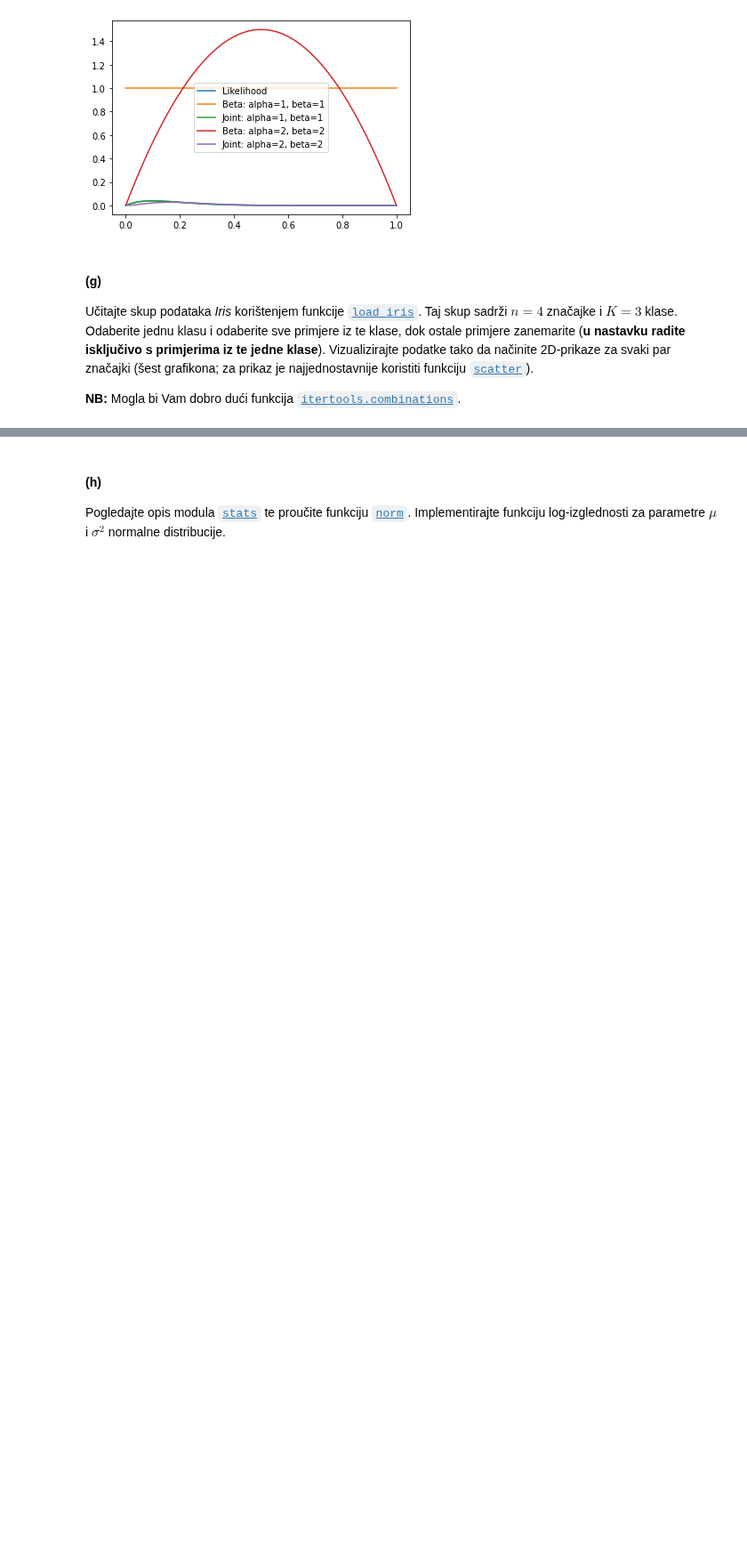
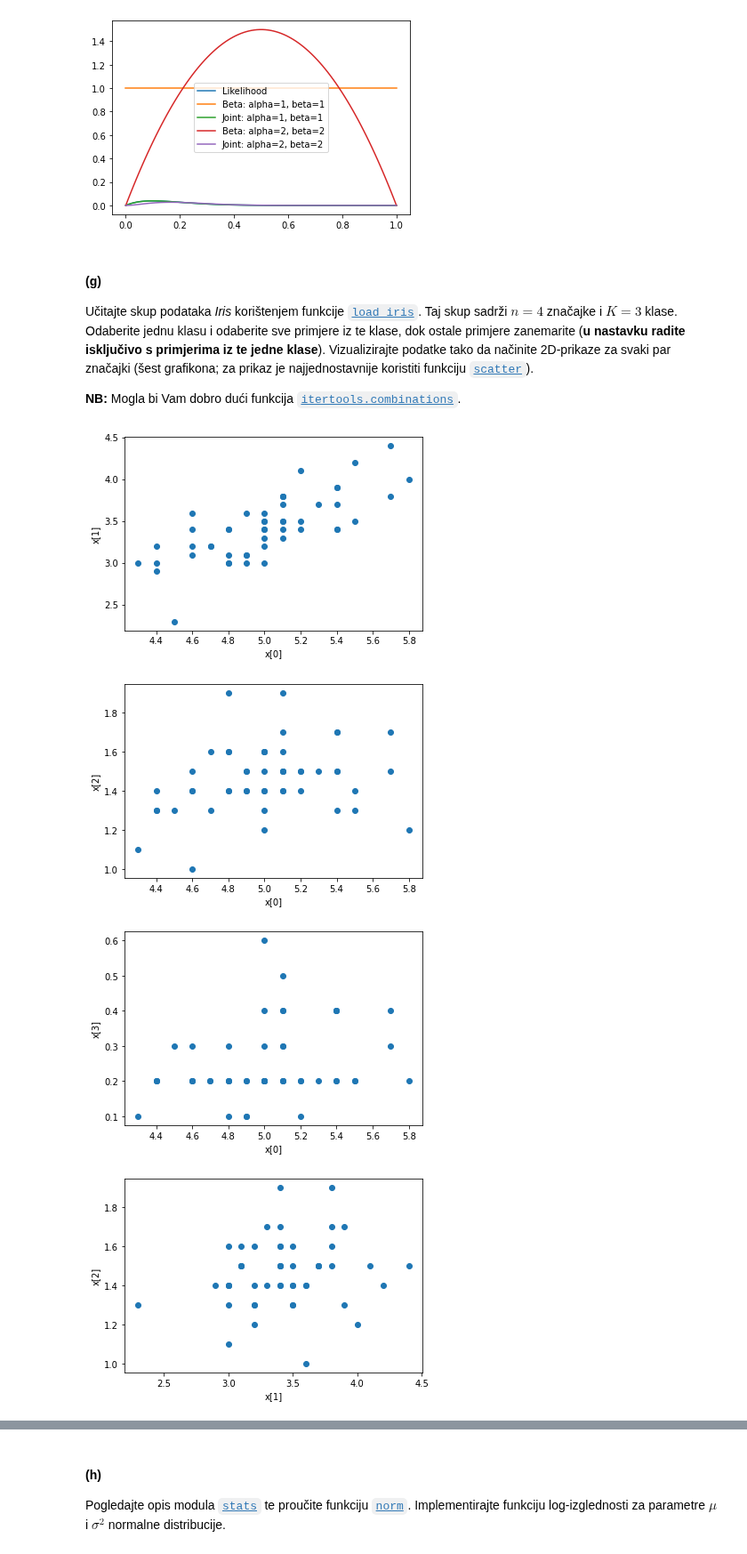
Before and after one commit to mateoim/su-lab-20-21, a Jupyter notebook: lab04/SU-2020-LAB04-0036509386.ipynb, the cells around one changed output, grey strips where cells are left out. Shown at 89% size. Cells and saved outputs as stored; diff of their text form; code cells hidden in the pictures; blank space fills up the shorter version.

```diff
--- a/lab04/SU-2020-LAB04-0036509386.ipynb
+++ b/lab04/SU-2020-LAB04-0036509386.ipynb
@@ -253,0 +249,17 @@ import itertools as it
+# %%
+from sklearn.datasets import load_iris
+import itertools as it
+
+iris_X, iris_y = load_iris(return_X_y=True)
+filtered_X, filtered_y = iris_X[iris_y==0], iris_y[iris_y==0]
+
+for x, y in it.combinations(range(4), 2):
+    plt.scatter(filtered_X[:, x], filtered_X[:, y])
+    plt.xlabel(f'x[{x}]')
+    plt.ylabel(f'x[{y}]')
+    plt.show()
+# %% [output]
+[figure, added]
+[figure, added]
+[figure, added]
+[figure, added]
```
Also changed, not shown: parts of 2 cells of this notebook.
